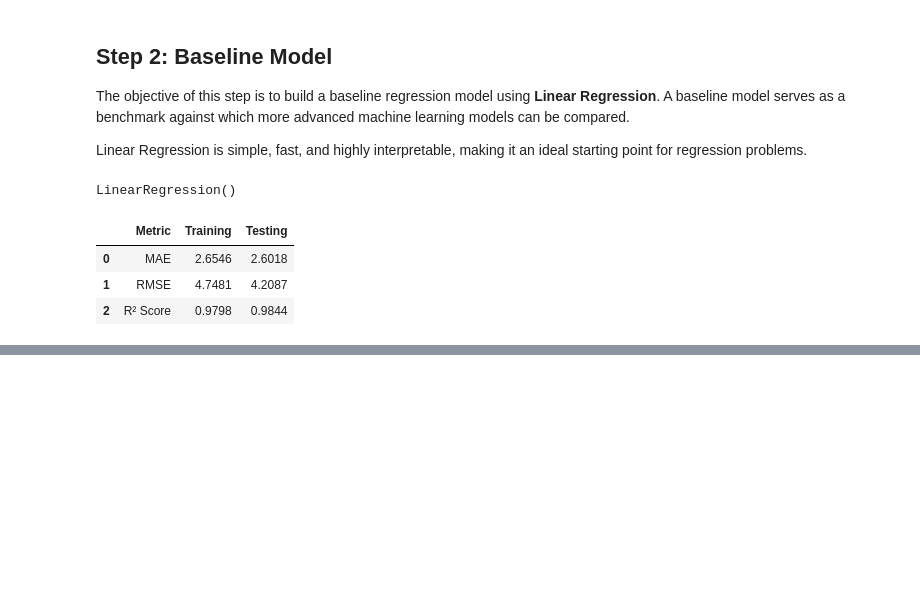
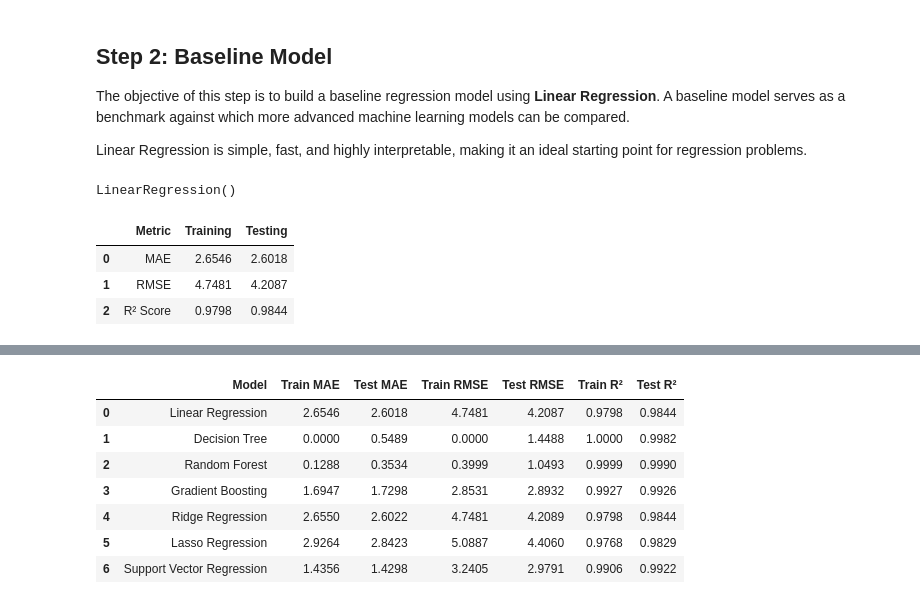
Before and after one commit to saichetanreddy07/Steel-Industry-Energy-Consumption, a Jupyter notebook: notebooks/Sprint_2.ipynb, the cells around one changed output, grey strips where cells are left out. Saved outputs shown, nothing was run; the diff lists cells and outputs as text; code cells hidden in the pictures; blank space fills up the shorter version.

```diff
--- a/notebooks/Sprint_2.ipynb
+++ b/notebooks/Sprint_2.ipynb
@@ -164,0 +252,8 @@ display(linear_regression_results)
+# %%
+# Lasso Regression
+lasso = Lasso(random_state=42)
+
+lasso.fit(X_train, y_train)
+
+lasso_train_pred = lasso.predict(X_train)
+lasso_test_pred = lasso.predict(X_test)
@@ -164,0 +273,85 @@ display(linear_regression_results)
+# %%
+model_comparison = pd.DataFrame({
+    "Model": [
+        "Linear Regression",
+        "Decision Tree",
+        "Random Forest",
+        "Gradient Boosting",
+        "Ridge Regression",
+        "Lasso Regression",
+        "Support Vector Regression"
+    ],
+
+    "Train MAE": [
+        lr_train_mae,
+        dt_train_mae,
+        rf_train_mae,
+        gbr_train_mae,
+        ridge_train_mae,
+        lasso_train_mae,
+        svr_train_mae
+    ],
+
+    "Test MAE": [
+        lr_test_mae,
+        dt_test_mae,
+        rf_test_mae,
+        gbr_test_mae,
+        ridge_test_mae,
+        lasso_test_mae,
+        svr_test_mae
+    ],
+
+    "Train RMSE": [
+        lr_train_rmse,
+        dt_train_rmse,
+        rf_train_rmse,
+        gbr_train_rmse,
+        ridge_train_rmse,
+        lasso_train_rmse,
+        svr_train_rmse
+    ],
+
+    "Test RMSE": [
+        lr_test_rmse,
+        dt_test_rmse,
+        rf_test_rmse,
+        gbr_test_rmse,
+        ridge_test_rmse,
+        lasso_test_rmse,
+        svr_test_rmse
+    ],
+
+    "Train R²": [
+        lr_train_r2,
+        dt_train_r2,
+        rf_train_r2,
+        gbr_train_r2,
+        ridge_train_r2,
+        lasso_train_r2,
+        svr_train_r2
+    ],
+
+    "Test R²": [
+        lr_test_r2,
+        dt_test_r2,
+        rf_test_r2,
+        gbr_test_r2,
+        ridge_test_r2,
+        lasso_test_r2,
+        svr_test_r2
+    ]
+})
+
+model_comparison = model_comparison.round(4)
+
+display(model_comparison)
+# %% [output]
+|  | Model | Train MAE | Test MAE | Train RMSE | Test RMSE | Train R² | Test R² |
+| 0 | Linear Regression | 2.6546 | 2.6018 | 4.7481 | 4.2087 | 0.9798 | 0.9844 |
+| 1 | Decision Tree | 0.0000 | 0.5489 | 0.0000 | 1.4488 | 1.0000 | 0.9982 |
+| 2 | Random Forest | 0.1288 | 0.3534 | 0.3999 | 1.0493 | 0.9999 | 0.9990 |
+| 3 | Gradient Boosting | 1.6947 | 1.7298 | 2.8531 | 2.8932 | 0.9927 | 0.9926 |
+| 4 | Ridge Regression | 2.6550 | 2.6022 | 4.7481 | 4.2089 | 0.9798 | 0.9844 |
+| 5 | Lasso Regression | 2.9264 | 2.8423 | 5.0887 | 4.4060 | 0.9768 | 0.9829 |
+| 6 | Support Vector Regression | 1.4356 | 1.4298 | 3.2405 | 2.9791 | 0.9906 | 0.9922 |
```
Also changed, not shown: parts of 21 cells of this notebook.
